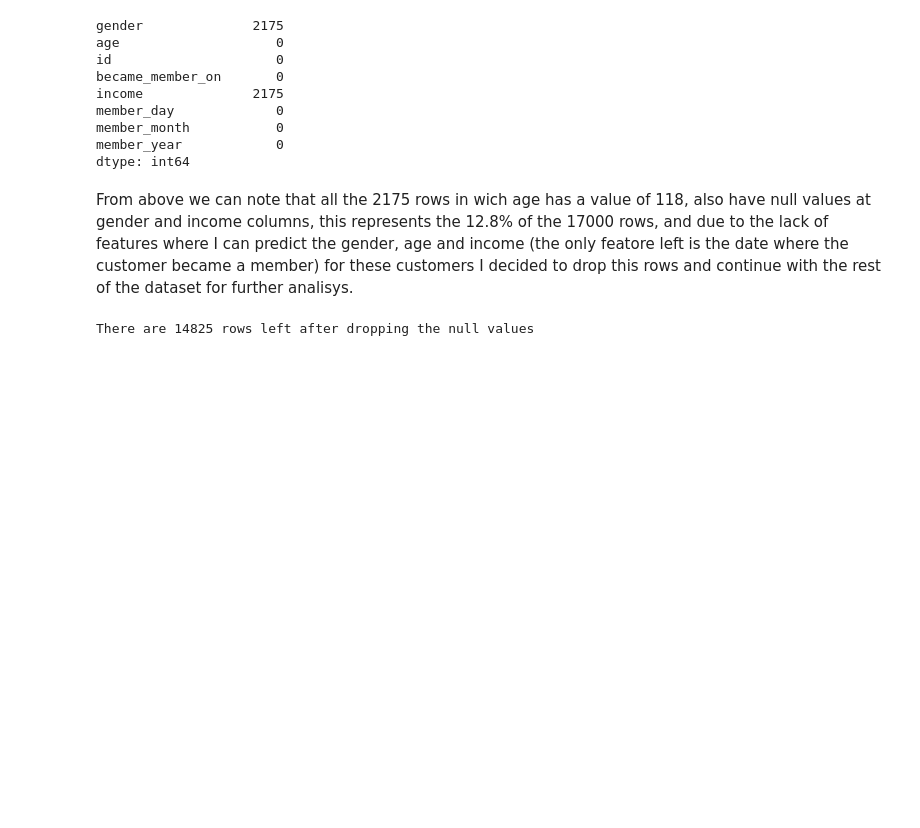
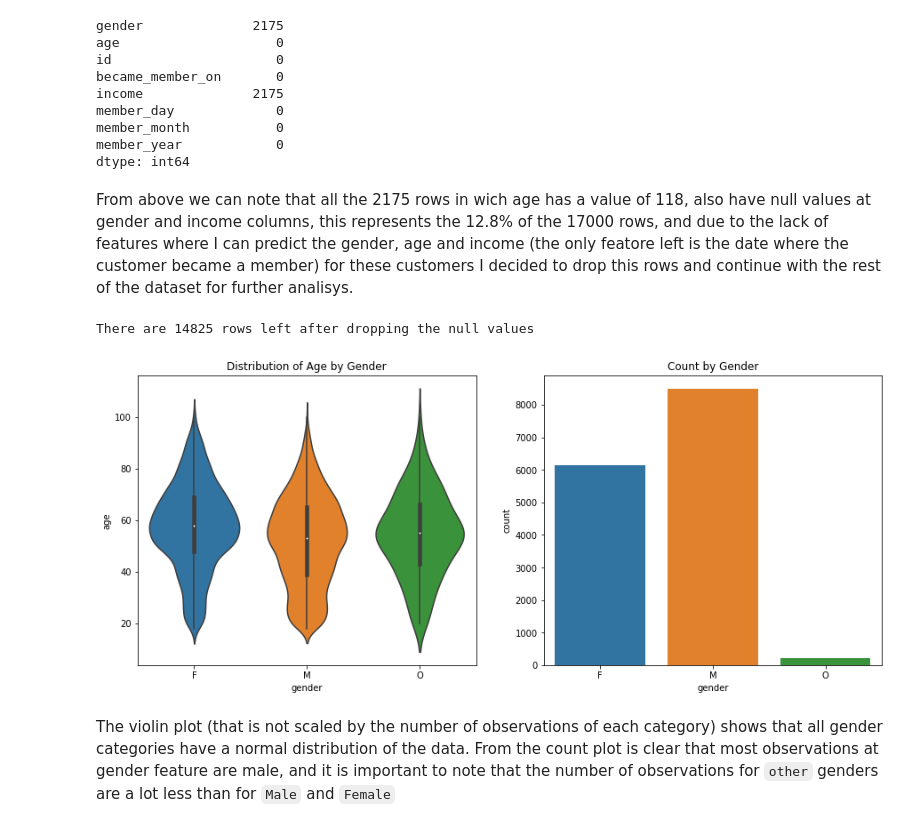
Before and after one commit to Haroldg94/Udacity-Machine-Learning-Engineer-Nanodegree, a Jupyter notebook: Capstone_project.ipynb, the cells around one changed output. Saved outputs shown, nothing was run; the diff lists cells and outputs as text; code cells hidden in the pictures; blank space fills up the shorter version.

Commit message:
Analysis and plots for gender feature at profile dataframe

```diff
--- a/Capstone_project.ipynb
+++ b/Capstone_project.ipynb
@@ -257,3 +257,15 @@ profile.dropna(axis = 0, inplace = True)
 print('There are', profile.shape[0],'rows left after dropping the null values')
 # %% [output]
 There are 14825 rows left after dropping the null values
+# %%
+# Analyzing the distribution of ages by gender
+fig, (ax1,ax2) = plt.subplots(1, 2, figsize = (15,6))
+sns.violinplot(ax = ax1, data = profile, x = 'gender',y= 'age')
+ax1.set_title('Distribution of Age by Gender')
+sns.countplot(ax = ax2, data = profile, x = 'gender')
+ax2.set_title('Count by Gender')
+plt.show()
+# %% [output]
+[figure, added]
+# %% [markdown]
+The violin plot (that is not scaled by the number of observations of each category) shows that all gender categories have a normal distribution of the data. From the count plot is clear that most observations at gender feature are male, and it is important to note that the number of observations for <code>other</code> genders are a lot less than for <code>Male</code> and <code>Female</code>
```
